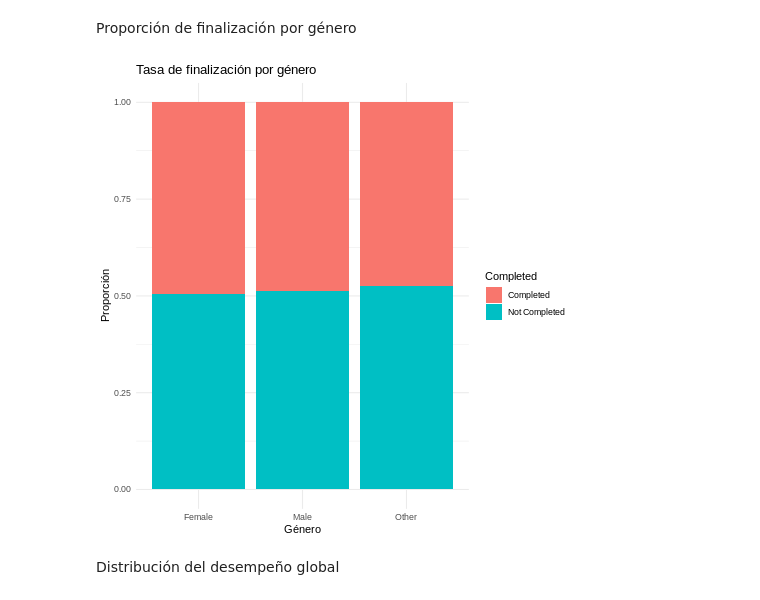
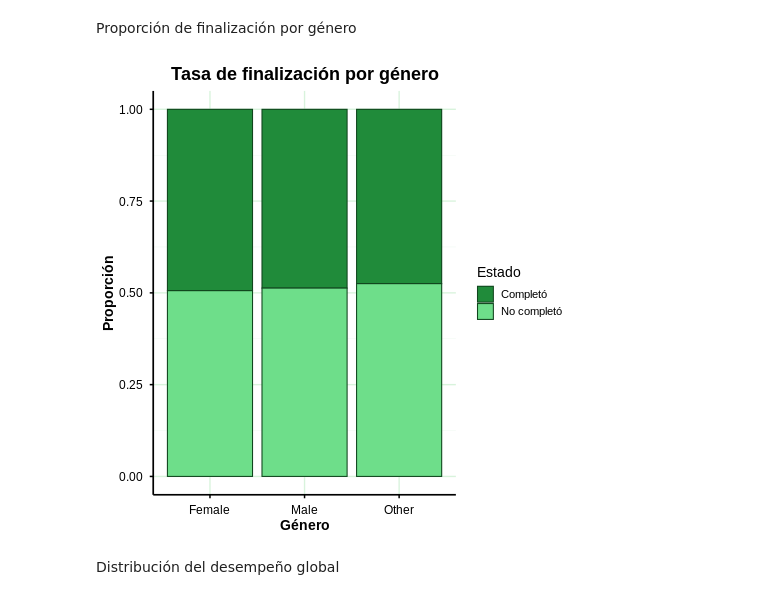
Before and after one commit to SebastianCanQue/trabajo_R_BigData, a Jupyter notebook: trabajo_bigdata_R.ipynb, the cells around one changed output. Saved outputs shown, nothing was run; the diff lists cells and outputs as text; code cells hidden in the pictures.

```diff
--- a/trabajo_bigdata_R.ipynb
+++ b/trabajo_bigdata_R.ipynb
@@ -352,14 +477,42 @@ ggplot(df, aes(x = Age)) +
 # %% [markdown]
 Proporción de finalización por género
-# %%
-%%R
-ggplot(df, aes(x = Gender, fill = Completed)) +
-  geom_bar(position = "fill") +
-  labs(title = "Tasa de finalización por género",
-       x = "Género",
-       y = "Proporción") +
-  theme_minimal()
-# %% [output]
-[figure, removed]
+# %%
+%%R
+ggplot(
+  df,
+  aes(
+    x = Gender,
+    fill = factor(
+      Completed,
+      levels = c(1, 0),
+      labels = c("Completó", "No completó")
+    )
+  )
+) +
+  geom_bar(position = "fill", color = "#10451dff", linewidth = 0.5) +
+  scale_fill_manual(
+    values = c(
+      "Completó" = "#208b3aff",
+      "No completó" = "#6ede8aff"
+    )
+  ) +
+  labs(
+    title = "Tasa de finalización por género",
+    x = "Género",
+    y = "Proporción",
+    fill = "Estado"
+  ) +
+  theme_minimal(base_size = 14) +
+  theme(
+    plot.title = element_text(hjust = 0.5, face = "bold", color = "black", size = 18),
+    axis.title = element_text(face = "bold", color = "black", size = 14),
+    axis.text = element_text(color = "black", size = 12),
+    panel.grid.major = element_line(color = "#d8f3dc"),
+    panel.grid.minor = element_line(color = "#eaf7ee", linewidth = 0.2),
+    axis.line = element_line(color = "black", linewidth = 0.8),
+    axis.ticks = element_line(color = "black", linewidth = 0.7)
+  )
+# %% [output]
+[figure, added]
 # %% [markdown]
 Distribución del desempeño global
```
Also changed, not shown: parts of 29 cells of this notebook, 2 other files.
